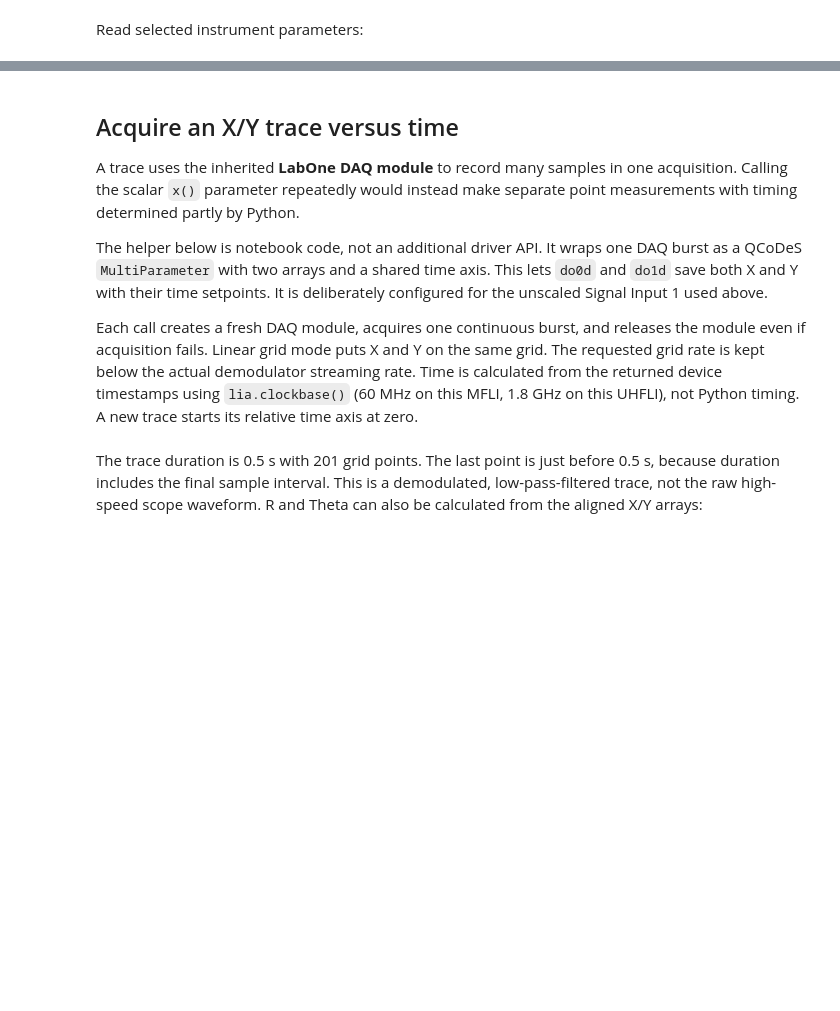
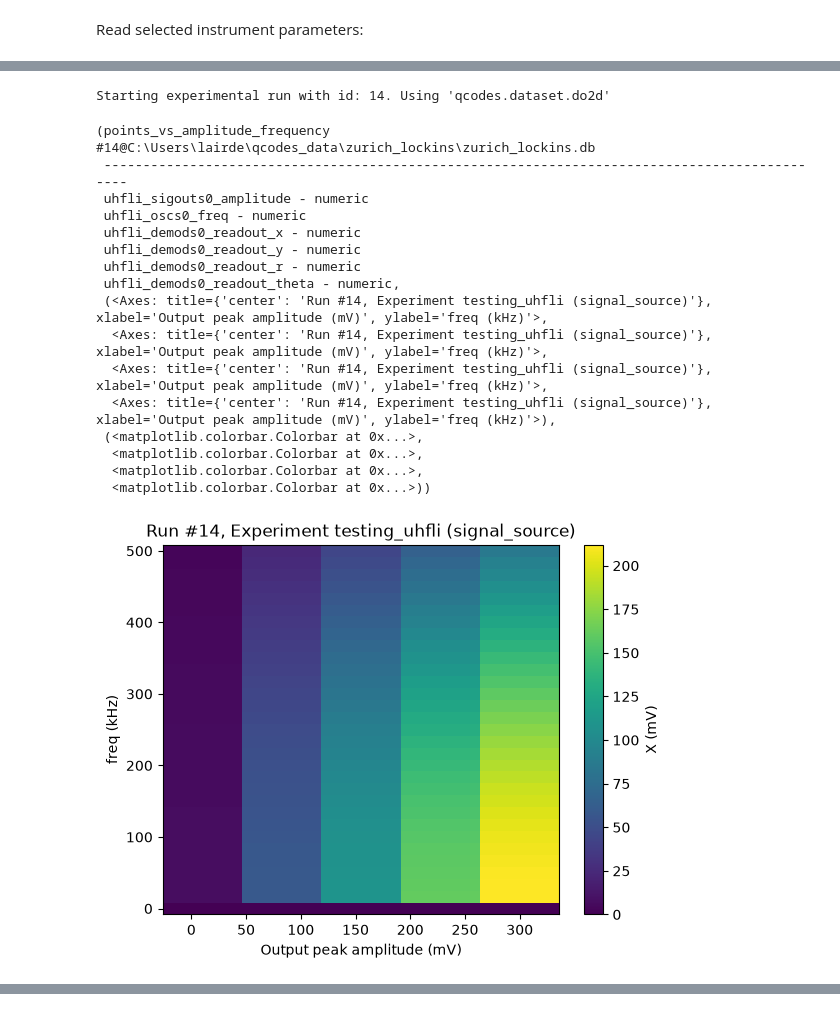
Before and after one commit to QCoDeS/Qcodes_contrib_drivers, a Jupyter notebook: docs/examples/ZurichInstruments_lockins.ipynb, the cells around one changed output, grey strips where cells are left out. Saved outputs shown, nothing was run; the diff lists cells and outputs as text; code cells hidden in the pictures; blank space fills up the shorter version.

```diff
--- a/docs/examples/ZurichInstruments_lockins.ipynb
+++ b/docs/examples/ZurichInstruments_lockins.ipynb
@@ -216,10 +260,28 @@ Starting experimental run with id: 7. Using 'qcodes.dataset.do1d'
 # %%
 do2d(
         signal_output.amplitude, 0.01, 0.3, 5, 1,
-        oscillator.freq, 0, 500e3, 51, 0.1,
-        demod.readout_polar,  # Store R and Theta; use demod.readout_xy for X and Y. Both use one fresh sample.
-        exp=experiment,
+        oscillator.freq, 0, 500e3, 31, 0.1,
+        demod.readout,
         measurement_name="points_vs_amplitude_frequency",
         do_plot=True,
         show_progress=True,
     )
+# %% [output]
+Starting experimental run with id: 14. Using 'qcodes.dataset.do2d'
+(points_vs_amplitude_frequency #14@C:\Users\lairde\qcodes_data\zurich_lockins\zurich_lockins.db
+ ----------------------------------------------------------------------------------------------
+ uhfli_sigouts0_amplitude - numeric
+ uhfli_oscs0_freq - numeric
+ uhfli_demods0_readout_x - numeric
+ uhfli_demods0_readout_y - numeric
+ uhfli_demods0_readout_r - numeric
+ uhfli_demods0_readout_theta - numeric,
+ (<Axes: title={'center': 'Run #14, Experiment testing_uhfli (signal_source)'}, xlabel='Output peak amplitude (mV)', ylabel='freq (kHz)'>,
+  <Axes: title={'center': 'Run #14, Experiment testing_uhfli (signal_source)'}, xlabel='Output peak amplitude (mV)', ylabel='freq (kHz)'>,
+  <Axes: title={'center': 'Run #14, Experiment testing_uhfli (signal_source)'}, xlabel='Output peak amplitude (mV)', ylabel='freq (kHz)'>,
+  <Axes: title={'center': 'Run #14, Experiment testing_uhfli (signal_source)'}, xlabel='Output peak amplitude (mV)', ylabel='freq (kHz)'>),
+ (<matplotlib.colorbar.Colorbar at 0x...>,
+  <matplotlib.colorbar.Colorbar at 0x...>,
+  <matplotlib.colorbar.Colorbar at 0x...>,
+  <matplotlib.colorbar.Colorbar at 0x...>))
+[figure, added]
@@ -226,18 +290,0 @@ do2d(
-# %% [markdown]
-## Acquire an X/Y trace versus time
-
-A trace uses the inherited **LabOne DAQ module** to record many samples in
-one acquisition. Calling the scalar `x()` parameter repeatedly would instead
-make separate point measurements with timing determined partly by Python.
-
-The helper below is notebook code, not an additional driver API. It wraps one
-DAQ burst as a QCoDeS `MultiParameter` with two arrays and a shared time axis.
-This lets `do0d` and `do1d` save both X and Y with their time setpoints.
-It is deliberately configured for the unscaled Signal Input 1 used above.
-
-Each call creates a fresh DAQ module, acquires one continuous burst, and
-releases the module even if acquisition fails. Linear grid mode puts X and Y
-on the same grid. The requested grid rate is kept below the actual demodulator
-streaming rate. Time is calculated from the returned device timestamps using
-`lia.clockbase()` (60 MHz on this MFLI, 1.8 GHz on this UHFLI), not Python timing.
-A new trace starts its relative time axis at zero.
@@ -349,5 +290,0 @@ plt.show()
-# %% [markdown]
-The trace duration is 0.5 s with 201 grid points. The last point is just before
-0.5 s, because duration includes the final sample interval. This is a
-demodulated, low-pass-filtered trace, not the raw high-speed scope waveform.
-R and Theta can also be calculated from the aligned X/Y arrays:
```
Also changed, not shown: parts of 33 cells of this notebook, 6 other files.
